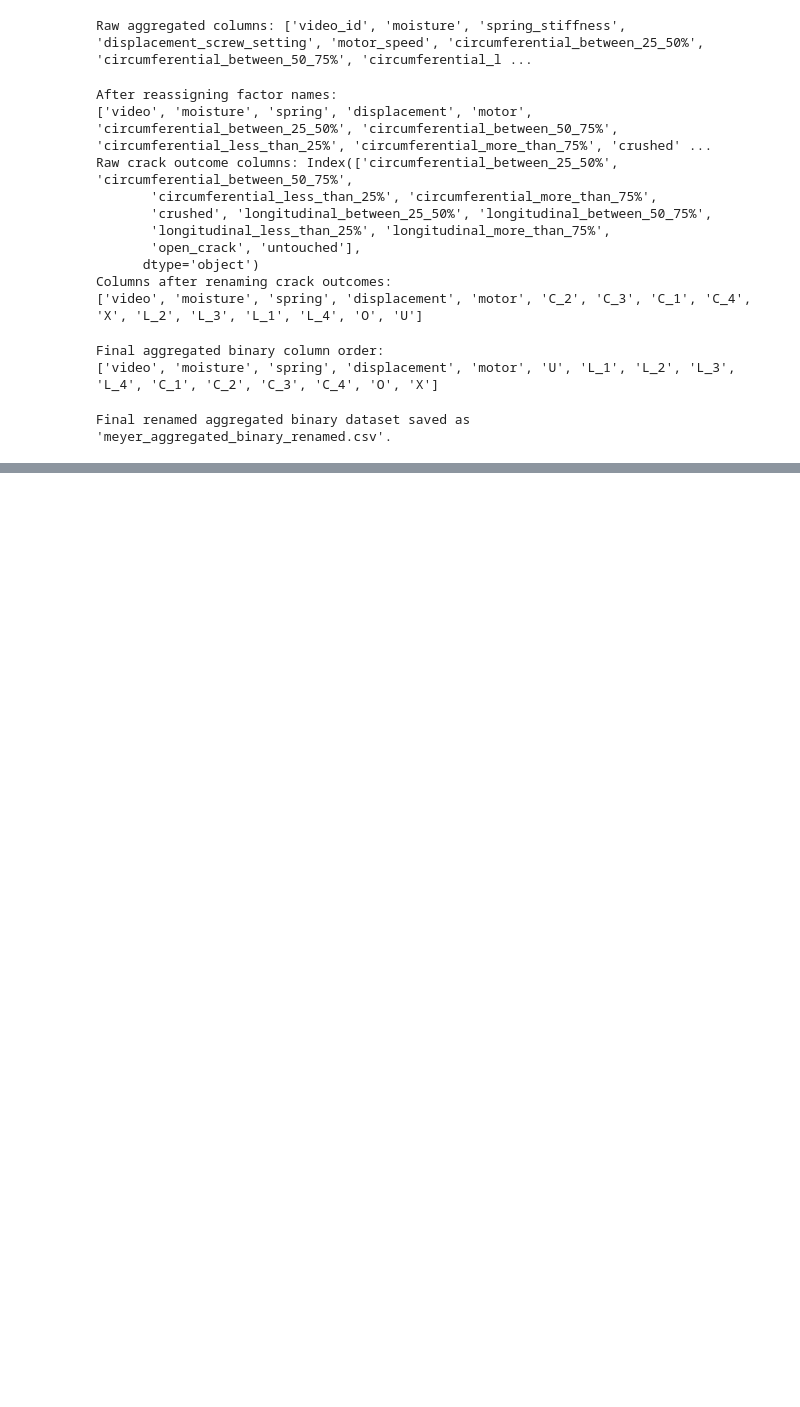
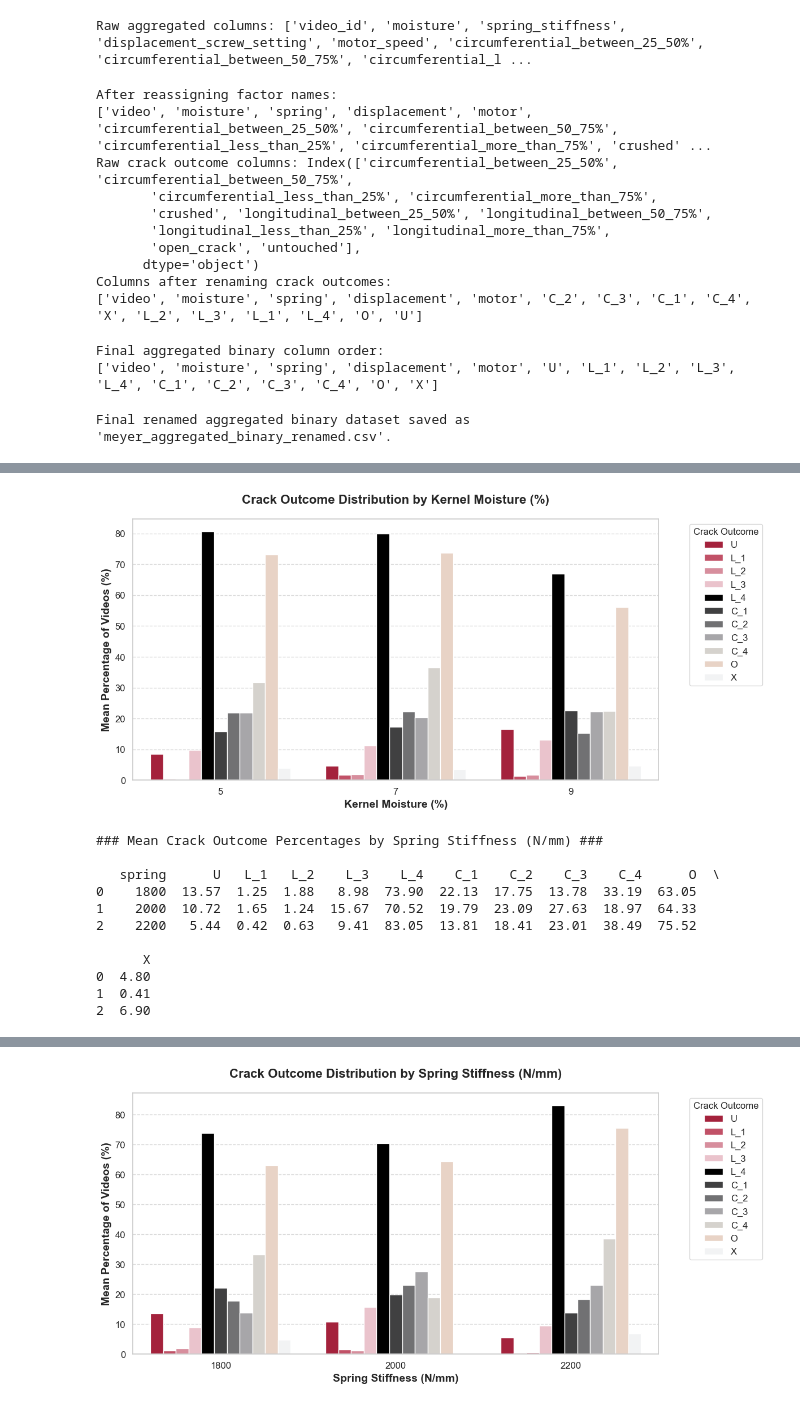
Before and after one commit to UGAMODEL/usda-cracking-analysis, a Jupyter notebook: analysis1.ipynb, the cells around one changed output, grey strips where cells are left out. Cells and saved outputs as stored; diff of their text form; code cells hidden in the pictures; blank space fills up the shorter version.

```diff
--- a/analysis1.ipynb
+++ b/analysis1.ipynb
@@ -187,0 +272,61 @@ Final renamed aggregated binary dataset saved as 'meyer_aggregated_binary_rename
+# %%
+# Define the 11 crack outcomes
+crack_outcomes = ["U", "L_1", "L_2", "L_3", "L_4", "C_1", "C_2", "C_3", "C_4", "O", "X"]
+
+# Define the 4 experimental factors
+factors = ["moisture", "spring", "displacement", "motor"]
+
+# Units / descriptive labels for axis labeling
+factor_units = {"moisture": "Kernel Moisture (%)", "spring": "Spring Stiffness (N/mm)", "displacement": "Displacement Setting (in)", "motor": "Motor Speed (Hz)"}
+
+outcome_labels = {"U": "Untouched", "L_1": "Longitudinal <25%", "L_2": "Longitudinal 25–50%", "L_3": "Longitudinal 50–75%", "L_4": "Longitudinal >75%", "C_1": "Circumferential <25%", "C_2": "Circumferential 25–50%", "C_3": "Circumferential 50–75%", "C_4": "Circumferential >75%", "O": "Open Crack", "X": "Crushed"}
+# %%
+# 1) Group-Wise Summaries for All Factors
+# We compute mean(=proportion) * 100 for each crack outcome by each factor's levels.
+
+
+# Define a function for grouped bar plots
+def plot_crack_outcomes_by_factor(df, factor):
+    # Compute mean percentages
+    grouped_factor = df.groupby(factor)[crack_outcomes].mean() * 100
+    df_factor_reset = grouped_factor.reset_index()
+
+    # Print exact percentages in table format
+    print(f"\n### Mean Crack Outcome Percentages by {factor_units.get(factor, factor)} ###\n")
+    print(df_factor_reset.round(2))  # Print the table
+    display(df_factor_reset)
+
+    # Convert from wide to long format for Seaborn
+    factor_melted = pd.melt(df_factor_reset, id_vars=factor, value_vars=crack_outcomes, var_name="crack_outcome", value_name="percentage")
+
+    # Create figure
+    plt.figure(figsize=(12, 6))
+    ax = sns.barplot(x=factor, y="percentage", hue="crack_outcome", data=factor_melted, palette=uga_palette, hue_order=crack_outcomes)
+
+    # Add labels with units if available
+    xlabel = factor_units.get(factor, factor)
+    ylabel = "Mean Percentage of Videos (%)"  # Standardized Y-axis
+
+    plt.xlabel(xlabel, fontsize=14, fontweight="bold")
+    plt.ylabel(ylabel, fontsize=14, fontweight="bold")
+
+    # Enhance title
+    plt.title(f"Crack Outcome Distribution by {xlabel}", fontsize=16, fontweight="bold", pad=20)
+
+    # Improve legend placement
+    plt.legend(title="Crack Outcome", bbox_to_anchor=(1.05, 1), loc="upper left", fontsize=12)
+
+    # Improve tick label size
+    plt.xticks(fontsize=12)
+    plt.yticks(fontsize=12)
+
+    # Show grid for readability
+    plt.grid(axis="y", linestyle="--", alpha=0.7)
+
+    plt.show()
+
+
+# Generate professional plots for each experimental factor
+for factor in factors:
+    plot_crack_outcomes_by_factor(df_agg, factor)
+# %% [output]
@@ -187,0 +348,12 @@ Final renamed aggregated binary dataset saved as 'meyer_aggregated_binary_rename
+[figure, added]
+### Mean Crack Outcome Percentages by Spring Stiffness (N/mm) ###
+
+   spring      U   L_1   L_2    L_3    L_4    C_1    C_2    C_3    C_4      O  \
+0    1800  13.57  1.25  1.88   8.98  73.90  22.13  17.75  13.78  33.19  63.05
+1    2000  10.72  1.65  1.24  15.67  70.52  19.79  23.09  27.63  18.97  64.33
+2    2200   5.44  0.42  0.63   9.41  83.05  13.81  18.41  23.01  38.49  75.52
+
+      X
+0  4.80
+1  0.41
+2  6.90
@@ -187,0 +364 @@ Final renamed aggregated binary dataset saved as 'meyer_aggregated_binary_rename
+[figure, added]
```
Also changed, not shown: parts of 13 cells of this notebook, 17 other files.
